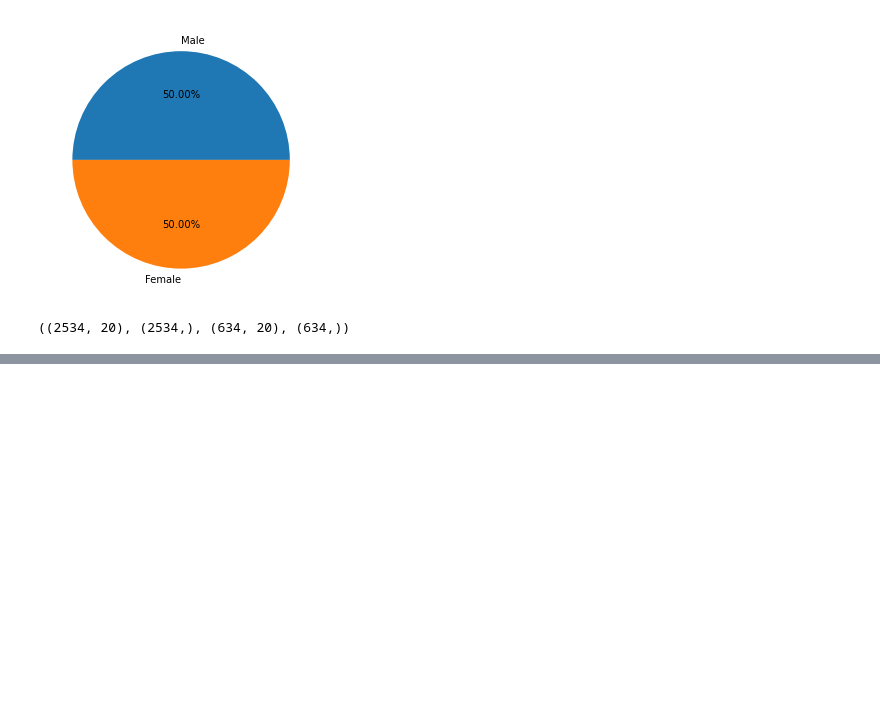
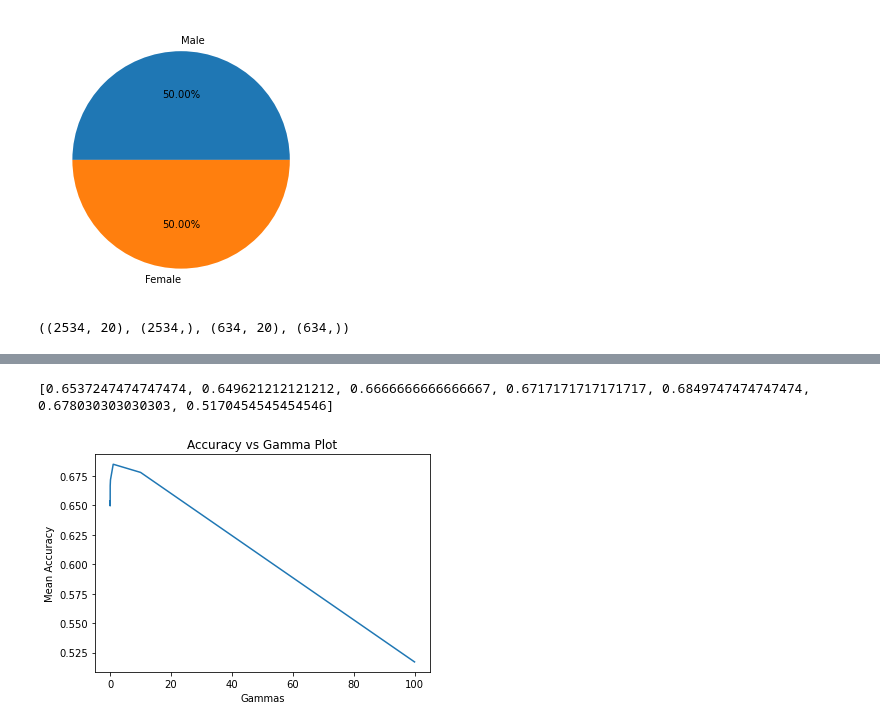
Before and after one commit to imran9891/Data-Science, a Jupyter notebook: SVM Voice Classification Assignment.ipynb, the cells around one changed output, grey strips where cells are left out. Saved outputs shown, nothing was run; the diff lists cells and outputs as text; code cells hidden in the pictures; blank space fills up the shorter version.

```diff
--- a/SVM Voice Classification Assignment.ipynb
+++ b/SVM Voice Classification Assignment.ipynb
@@ -178,3 +245,19 @@ Mean Accuracy from RBF SVC Model:  0.658757936349479
 # accuracy score. Plot gamma vs mean accuracy score on a line chart
 # a) gamma_range = [0.0001,0.001,0.01,0.1,1,10,100]
 # b) gamma_range = [0.01,0.02,0.03,0.04,0.05]
+gammas = [0.0001,0.001,0.01,0.1,1,10,100]
+rbf_cv_g = []
+for i in gammas:
+    cvg = np.mean(cross_val_score(estimator=SVC(gamma=i,kernel='rbf'),
+                                  X = X,
+                                  y = y,
+                                  scoring='accuracy',
+                                  cv = 4,
+                                  verbose=1))
+    rbf_cv_g.append(cvg)
+print(rbf_cv_g)
+plt.plot(gammas,rbf_cv_g)
+plt.xlabel("Gammas")
+plt.ylabel("Mean Accuracy")
+plt.title("Accuracy vs Gamma Plot");
+# %% [output]
@@ -180,0 +278,2 @@ Mean Accuracy from RBF SVC Model:  0.658757936349479
+[0.6537247474747474, 0.649621212121212, 0.6666666666666667, 0.6717171717171717, 0.6849747474747474, 0.678030303030303, 0.5170454545454546]
+[figure, added]
```
Also changed, not shown: parts of 11 cells of this notebook.
